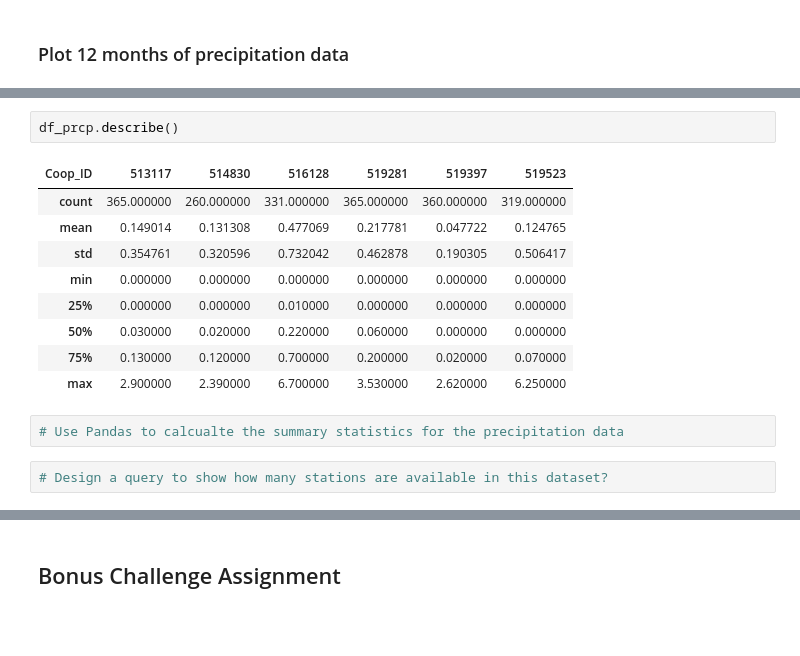
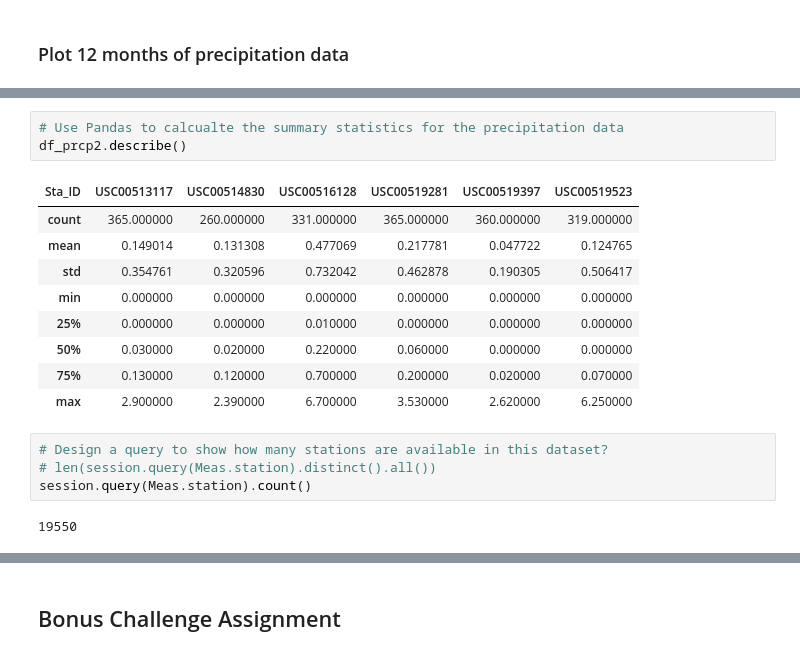
Before and after one commit to Earthscott/sqlalchemy-challenge, a Jupyter notebook: surfs_up_scottjob.ipynb, the cells around one changed output, grey strips where cells are left out. Cells and saved outputs as stored; diff of their text form; blank space fills up the shorter version.

```diff
--- a/surfs_up_scottjob.ipynb
+++ b/surfs_up_scottjob.ipynb
@@ -264,19 +232,22 @@ for ax,station in zip(axs, df_prcp.columns):
-# %%
-df_prcp.describe()
-# %% [output]
-| Coop_ID | 513117 | 514830 | 516128 | 519281 | 519397 | 519523 |
-| count | 365.000000 | 260.000000 | 331.000000 | 365.000000 | 360.000000 | 319.000000 |
-| mean | 0.149014 | 0.131308 | 0.477069 | 0.217781 | 0.047722 | 0.124765 |
-| std | 0.354761 | 0.320596 | 0.732042 | 0.462878 | 0.190305 | 0.506417 |
-| min | 0.000000 | 0.000000 | 0.000000 | 0.000000 | 0.000000 | 0.000000 |
-| 25% | 0.000000 | 0.000000 | 0.010000 | 0.000000 | 0.000000 | 0.000000 |
-| 50% | 0.030000 | 0.020000 | 0.220000 | 0.060000 | 0.000000 | 0.000000 |
-| 75% | 0.130000 | 0.120000 | 0.700000 | 0.200000 | 0.020000 | 0.070000 |
-| max | 2.900000 | 2.390000 | 6.700000 | 3.530000 | 2.620000 | 6.250000 |
 # %%
 # Use Pandas to calcualte the summary statistics for the precipitation data
+df_prcp2.describe()
+# %% [output]
+| Sta_ID | USC00513117 | USC00514830 | USC00516128 | USC00519281 | USC00519397 | USC00519523 |
+| count | 365.000000 | 260.000000 | 331.000000 | 365.000000 | 360.000000 | 319.000000 |
+| mean | 0.149014 | 0.131308 | 0.477069 | 0.217781 | 0.047722 | 0.124765 |
+| std | 0.354761 | 0.320596 | 0.732042 | 0.462878 | 0.190305 | 0.506417 |
+| min | 0.000000 | 0.000000 | 0.000000 | 0.000000 | 0.000000 | 0.000000 |
+| 25% | 0.000000 | 0.000000 | 0.010000 | 0.000000 | 0.000000 | 0.000000 |
+| 50% | 0.030000 | 0.020000 | 0.220000 | 0.060000 | 0.000000 | 0.000000 |
+| 75% | 0.130000 | 0.120000 | 0.700000 | 0.200000 | 0.020000 | 0.070000 |
+| max | 2.900000 | 2.390000 | 6.700000 | 3.530000 | 2.620000 | 6.250000 |
 # %%
 # Design a query to show how many stations are available in this dataset?
+# len(session.query(Meas.station).distinct().all())
+session.query(Meas.station).count()
+# %% [output]
+19550
 # %%
 # What are the most active stations? (i.e. what stations have the most rows)?
 # List the stations and the counts in descending order.
```
Also changed, not shown: parts of 19 cells of this notebook.
